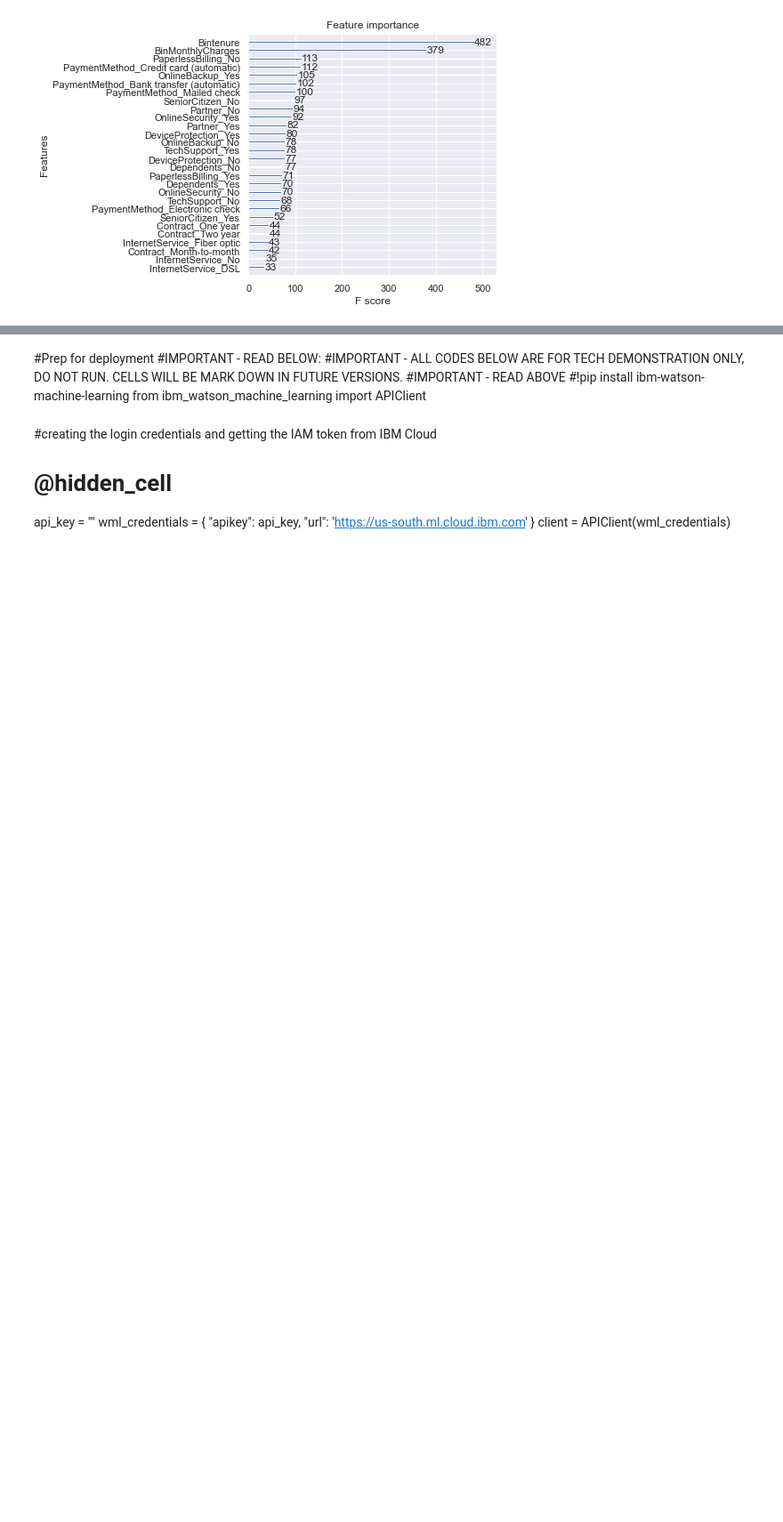
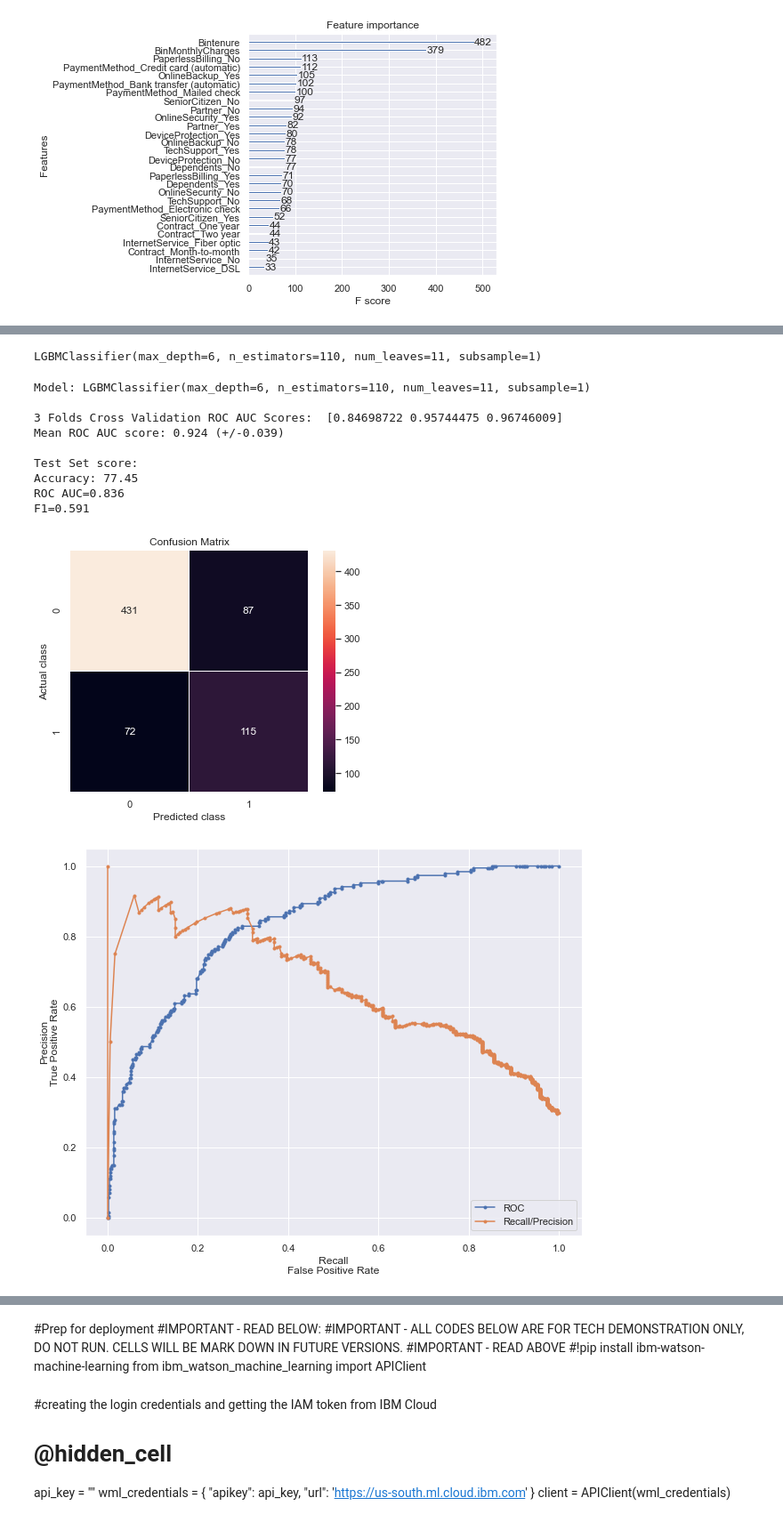
Before and after one commit to GR-Tang/IBM-AI0403-Team3, a Jupyter notebook: TelcoChurnV7.ipynb, the cells around one changed output, grey strips where cells are left out. Shown at 89% size. Drawn from its saved outputs; the diff is of its cells as text; code cells hidden in the pictures; blank space fills up the shorter version.

```diff
--- a/TelcoChurnV7.ipynb
+++ b/TelcoChurnV7.ipynb
@@ -367,0 +399,25 @@ F1=0.599
+# %%
+#perform gridsearchcv LGBM model using a few parameters,
+#this process takes very long since it will run all the possible different combinations of the parameters
+
+model5 = LGBMClassifier()
+
+param_grid = {'boosting_type':['gbdt', 'rf'],
+              'learning_rate':[0.025, 0.050, 0.075, 0.1, 0.2],
+              'num_leaves':[11, 21, 31, 41, 51],
+              'max_depth':[0, 3, 6, 9, 12],
+              'n_estimators':[80, 90, 100, 110, 120],
+              'subsample':[0, 0.25, 0.5, 0.75, 1]
+}
+
+kfold = StratifiedKFold(n_splits=3, shuffle=True, random_state=55)
+grid_search = GridSearchCV(model2, param_grid, scoring='roc_auc', cv=kfold)
+grid_result = grid_search.fit(train_X, train_Y)
+
+# summarize results
+print("Best ROC AUC: %f using %s" % (grid_result.best_score_, grid_result.best_params_))
+means = grid_result.cv_results_['mean_test_score']
+stds = grid_result.cv_results_['std_test_score']
+params = grid_result.cv_results_['params']
+for mean, stdev, param in zip(means, stds, params):
+    print("ROC AUC %f (%f) with: %r" % (mean, stdev, param))
@@ -368,2 +442,21 @@ F1=0.599
+# %%
+#todo - fit lgbm model with optimised parameters
+model6 = LGBMClassifier(**grid_result.best_params_)
+model6.fit(train_X, train_Y)
+# %% [output]
+LGBMClassifier(max_depth=6, n_estimators=110, num_leaves=11, subsample=1)
 # %%
-#todo - using LGBM model setting default parameters
+#todo - assess updated LGBM model with optimised parameters
+assess_model(model6,test_X,test_Y,3)
+# %% [output]
+Model: LGBMClassifier(max_depth=6, n_estimators=110, num_leaves=11, subsample=1)
+
+3 Folds Cross Validation ROC AUC Scores:  [0.84698722 0.95744475 0.96746009]
+Mean ROC AUC score: 0.924 (+/-0.039)
+
+Test Set score:
+Accuracy: 77.45
+ROC AUC=0.836
+F1=0.591
+[figure, added]
+[figure, added]
```
Also changed, not shown: parts of 10 cells of this notebook.
